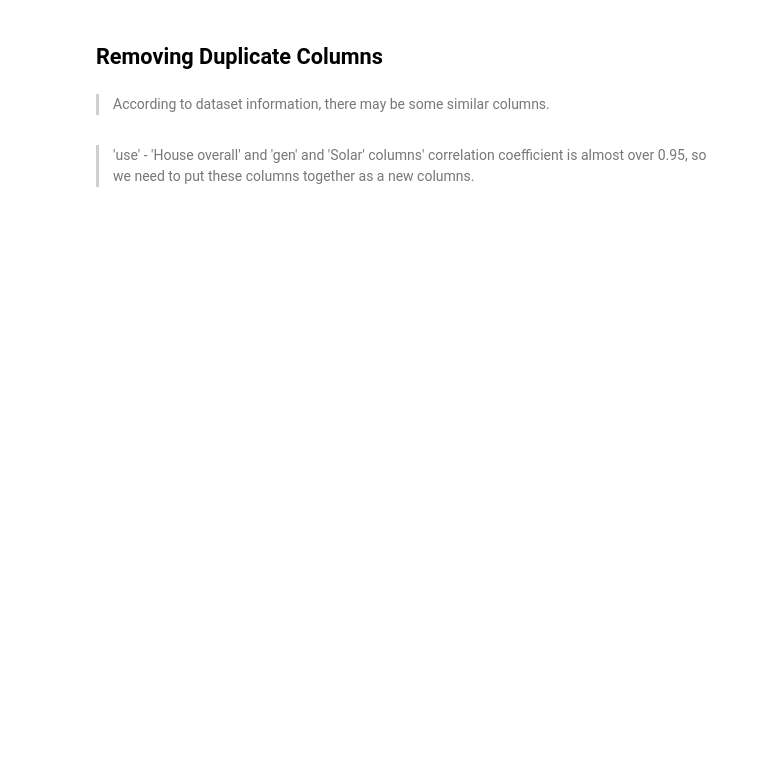
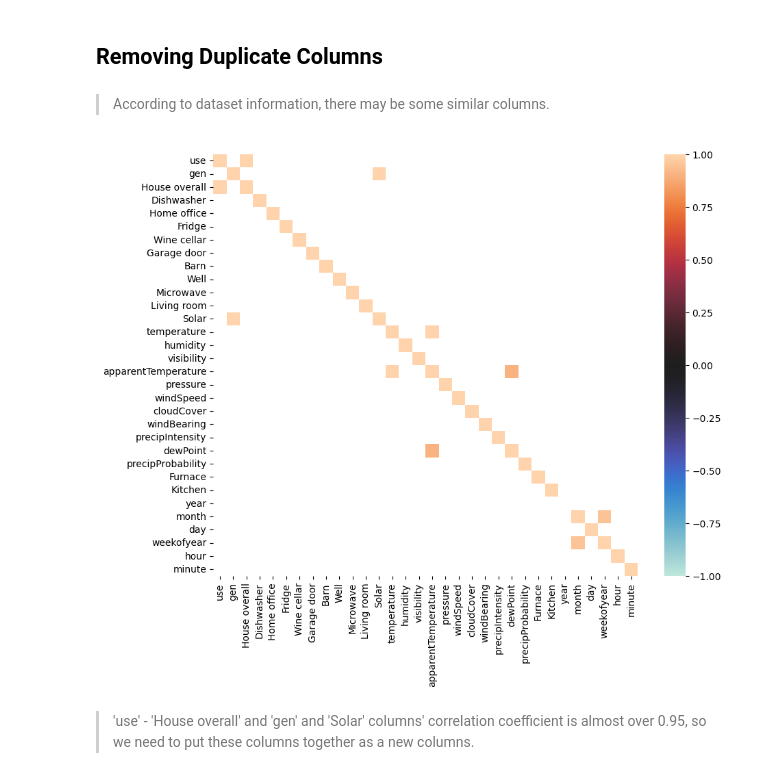
Before and after one commit to mhopk19/GRIDPredict, a Jupyter notebook: change-detection-forecasting-in-smart-home.ipynb, the cells around one changed output. Saved outputs shown, nothing was run; the diff lists cells and outputs as text; code cells hidden in the pictures; blank space fills up the shorter version.

```diff
--- a/change-detection-forecasting-in-smart-home.ipynb
+++ b/change-detection-forecasting-in-smart-home.ipynb
@@ -105,7 +108,7 @@ for dirname, _, filenames in os.walk('/kaggle/input'):
     for filename in filenames:
         print(os.path.join(dirname, filename))
 # %%
-df = pd.read_csv("/kaggle/input/smart-home-dataset-with-weather-information/HomeC.csv",low_memory=False)
+df = pd.read_csv("input/HomeC.csv",low_memory=False)
 print(f'HomeC.csv : {df.shape}')
 df.head(3)
 # %% [output]
@@ -238,10 +344,17 @@ df.head(3)
 # %% [markdown]
 >According to dataset information, there may be some similar columns.
 # %%
-fig = plt.subplots(figsize=(10, 8))
-corr = df.corr()
-sns.heatmap(corr[corr>0.9], vmax=1, vmin=-1, center=0)
+# fig = plt.subplots(figsize=(10, 8))
+# corr = df.corr()
+numeric_df = df.select_dtypes(include=[np.number])
+corr = numeric_df.corr()
+# sns.heatmap(corr[corr>0.9], vmax=1, vmin=-1, center=0)
+# plt.show()
+fig, ax = plt.subplots(figsize=(10, 8))
+sns.heatmap(corr[corr > 0.9], vmax=1, vmin=-1, center=0, ax=ax)
 plt.show()
+# %% [output]
+[figure, added]
 # %% [markdown]
 >'use' - 'House overall' and 'gen' and 'Solar' columns' correlation coefficient is almost over 0.95, so we need to put these columns together as a new columns.
 # %%
```
Also changed, not shown: parts of 35 cells of this notebook.
